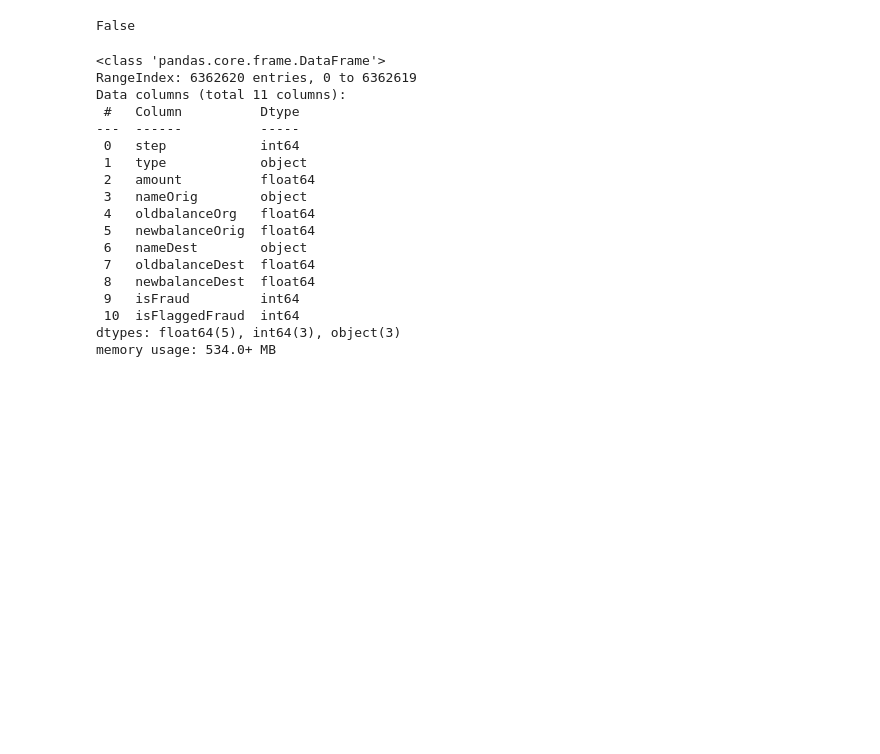
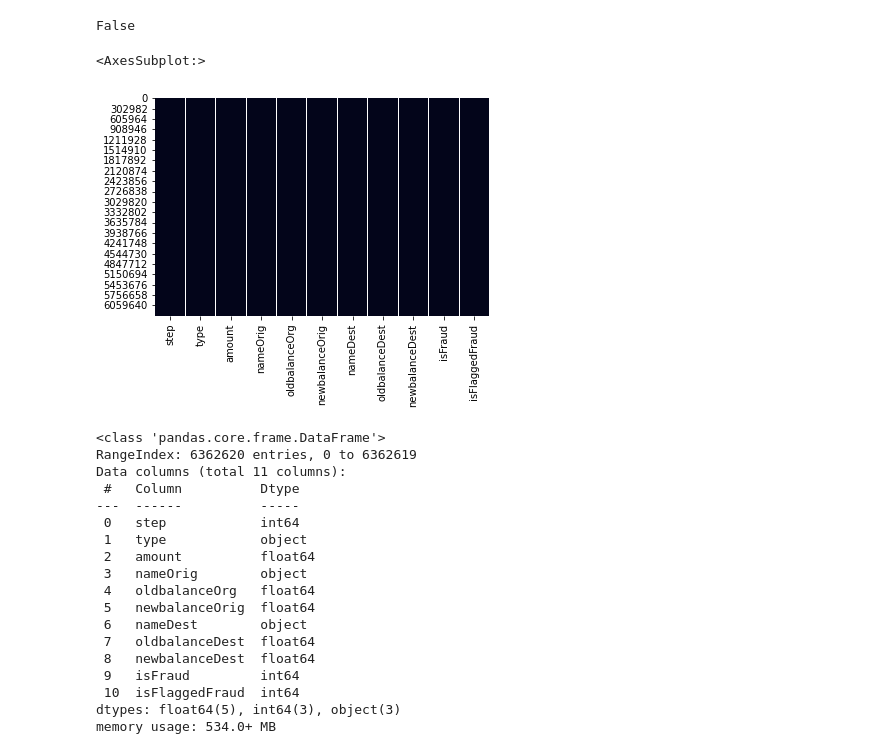
Before and after one commit to mirelaverebceanu/Transaction-Fraud-Detection, a Jupyter notebook: SyntheticDataAnalysis.ipynb, the cells around one changed output. Saved outputs shown, nothing was run; the diff lists cells and outputs as text; code cells hidden in the pictures; blank space fills up the shorter version.

```diff
--- a/SyntheticDataAnalysis.ipynb
+++ b/SyntheticDataAnalysis.ipynb
@@ -52,6 +52,11 @@ Check for missing values
 data_frame.isnull().values.any()
 # %% [output]
 False
+# %%
+sns.heatmap(data_frame.isnull(), cbar=False)
+# %% [output]
+<AxesSubplot:>
+[figure, added]
 # %%
 data_frame.info()
 # %% [output]
```
Also changed, not shown: parts of 23 cells of this notebook, 3 other files.
